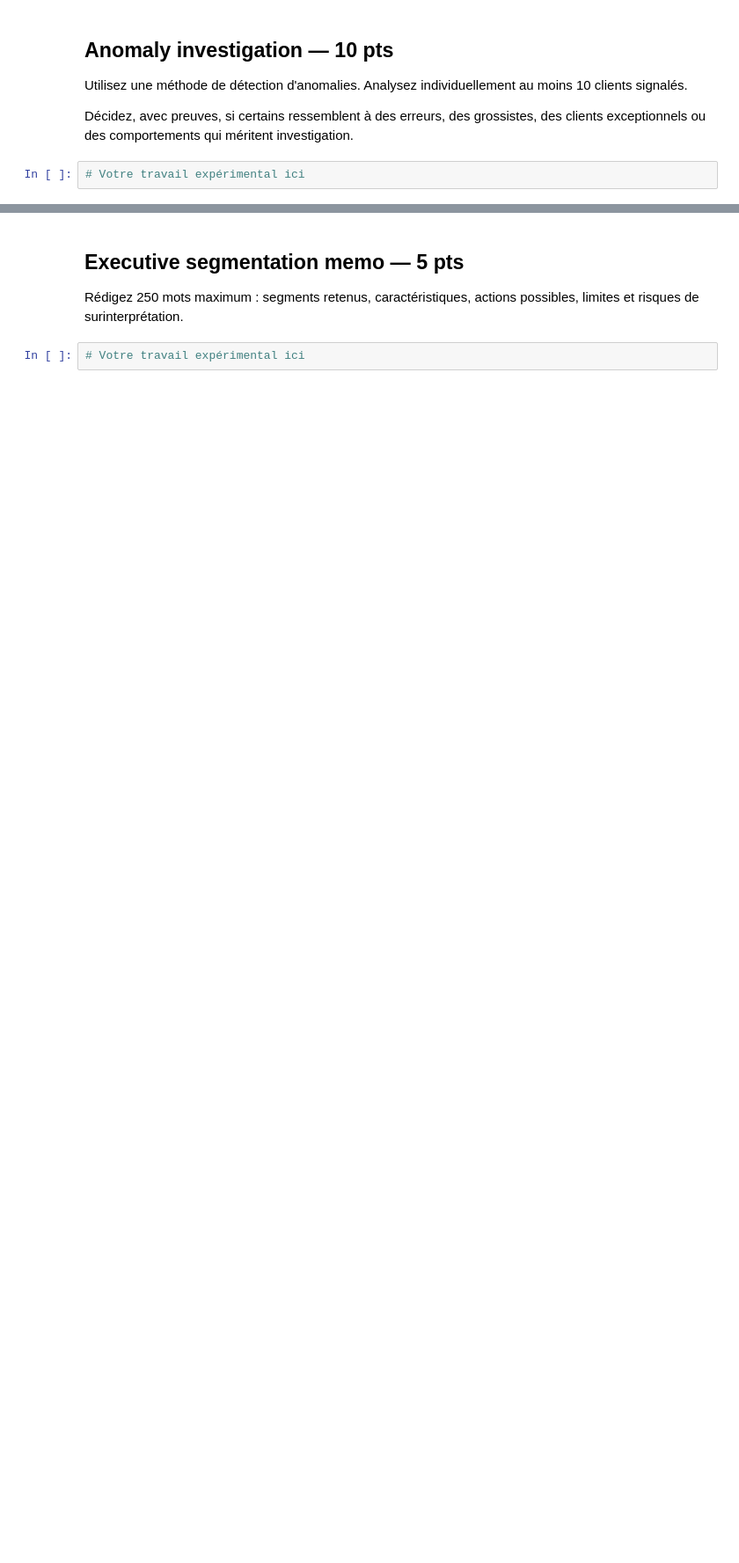
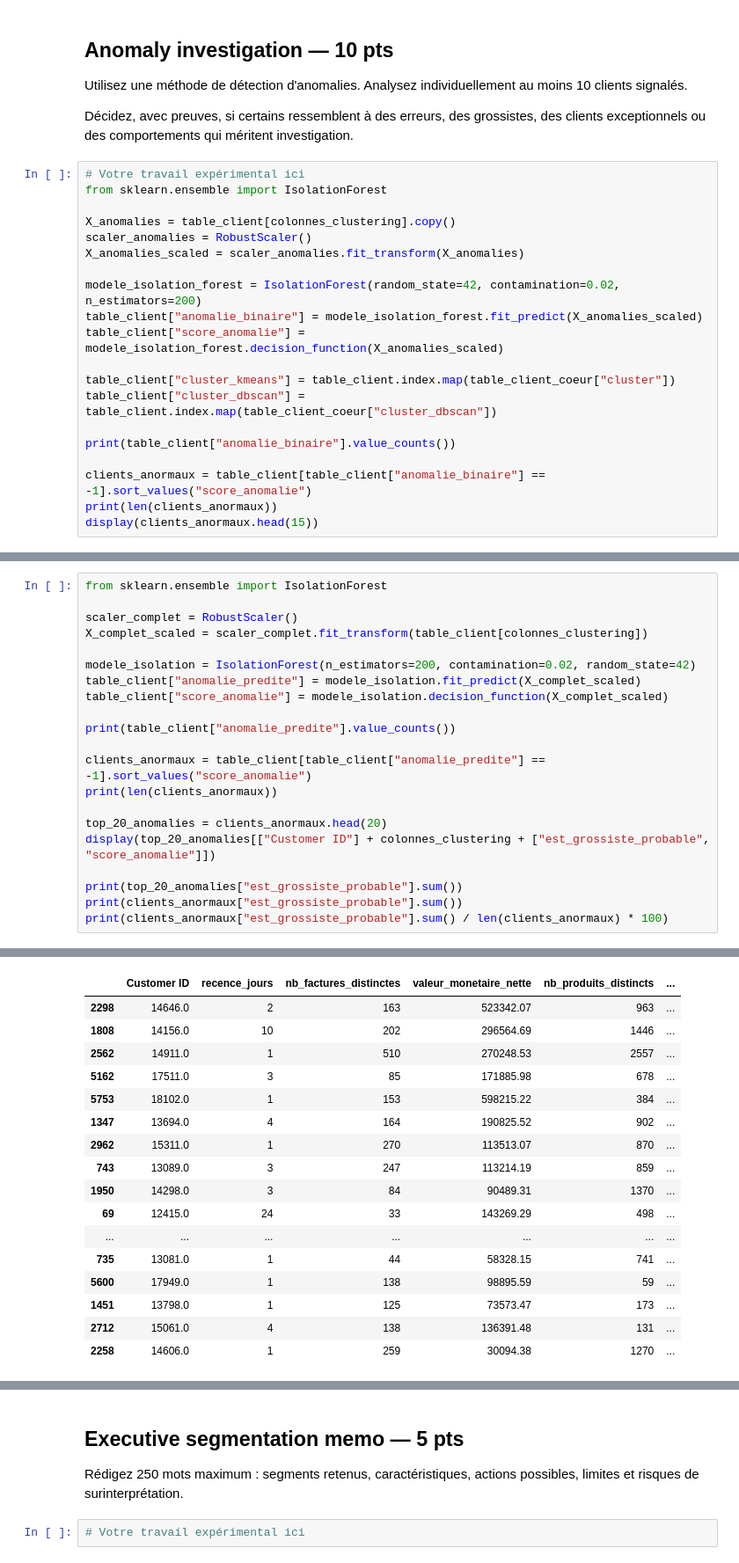
Before and after one commit to hamzabouhouch1003/Training01, a Jupyter notebook: Jour2/PACK_4_TP_NOTES_IA_4A_OPTION_DEVELOPPEUR/TP_NOTE_S6_NON_SUPERVISE_ONLINE_RETAIL_UK.ipynb, the cells around one changed output, grey strips where cells are left out. Shown at 88% size. Drawn from its saved outputs; the diff is of its cells as text; blank space fills up the shorter version.

```diff
--- a/Jour2/PACK_4_TP_NOTES_IA_4A_OPTION_DEVELOPPEUR/TP_NOTE_S6_NON_SUPERVISE_ONLINE_RETAIL_UK.ipynb
+++ b/Jour2/PACK_4_TP_NOTES_IA_4A_OPTION_DEVELOPPEUR/TP_NOTE_S6_NON_SUPERVISE_ONLINE_RETAIL_UK.ipynb
@@ -581,3 +693,21 @@ Utilisez une méthode de détection d'anomalies. Analysez individuellement au mo
 Décidez, avec preuves, si certains ressemblent à des erreurs, des grossistes, des clients exceptionnels ou des comportements qui méritent investigation.
 # %%
 # Votre travail expérimental ici
+from sklearn.ensemble import IsolationForest
+
+X_anomalies = table_client[colonnes_clustering].copy()
+scaler_anomalies = RobustScaler()
+X_anomalies_scaled = scaler_anomalies.fit_transform(X_anomalies)
+
+modele_isolation_forest = IsolationForest(random_state=42, contamination=0.02, n_estimators=200)
+table_client["anomalie_binaire"] = modele_isolation_forest.fit_predict(X_anomalies_scaled)
+table_client["score_anomalie"] = modele_isolation_forest.decision_function(X_anomalies_scaled)
+
+table_client["cluster_kmeans"] = table_client.index.map(table_client_coeur["cluster"])
+table_client["cluster_dbscan"] = table_client.index.map(table_client_coeur["cluster_dbscan"])
+
+print(table_client["anomalie_binaire"].value_counts())
+
+clients_anormaux = table_client[table_client["anomalie_binaire"] == -1].sort_values("score_anomalie")
+print(len(clients_anormaux))
+display(clients_anormaux.head(15))
@@ -583,0 +736,22 @@ Décidez, avec preuves, si certains ressemblent à des erreurs, des grossistes,
+# %%
+from sklearn.ensemble import IsolationForest
+
+scaler_complet = RobustScaler()
+X_complet_scaled = scaler_complet.fit_transform(table_client[colonnes_clustering])
+
+modele_isolation = IsolationForest(n_estimators=200, contamination=0.02, random_state=42)
+table_client["anomalie_predite"] = modele_isolation.fit_predict(X_complet_scaled)
+table_client["score_anomalie"] = modele_isolation.decision_function(X_complet_scaled)
+
+print(table_client["anomalie_predite"].value_counts())
+
+clients_anormaux = table_client[table_client["anomalie_predite"] == -1].sort_values("score_anomalie")
+print(len(clients_anormaux))
+
+top_20_anomalies = clients_anormaux.head(20)
+display(top_20_anomalies[["Customer ID"] + colonnes_clustering + ["est_grossiste_probable", "score_anomalie"]])
+
+print(top_20_anomalies["est_grossiste_probable"].sum())
+print(clients_anormaux["est_grossiste_probable"].sum())
+print(clients_anormaux["est_grossiste_probable"].sum() / len(clients_anormaux) * 100)
+# %% [output]
@@ -583,0 +763,17 @@ Décidez, avec preuves, si certains ressemblent à des erreurs, des grossistes,
+|  | Customer ID | recence_jours | nb_factures_distinctes | valeur_monetaire_nette | nb_produits_distincts | ... |
+| 2298 | 14646.0 | 2 | 163 | 523342.07 | 963 | ... |
+| 1808 | 14156.0 | 10 | 202 | 296564.69 | 1446 | ... |
+| 2562 | 14911.0 | 1 | 510 | 270248.53 | 2557 | ... |
+| 5162 | 17511.0 | 3 | 85 | 171885.98 | 678 | ... |
+| 5753 | 18102.0 | 1 | 153 | 598215.22 | 384 | ... |
+| 1347 | 13694.0 | 4 | 164 | 190825.52 | 902 | ... |
+| 2962 | 15311.0 | 1 | 270 | 113513.07 | 870 | ... |
+| 743 | 13089.0 | 3 | 247 | 113214.19 | 859 | ... |
+| 1950 | 14298.0 | 3 | 84 | 90489.31 | 1370 | ... |
+| 69 | 12415.0 | 24 | 33 | 143269.29 | 498 | ... |
+| ... | ... | ... | ... | ... | ... | ... |
+| 735 | 13081.0 | 1 | 44 | 58328.15 | 741 | ... |
+| 5600 | 17949.0 | 1 | 138 | 98895.59 | 59 | ... |
+| 1451 | 13798.0 | 1 | 125 | 73573.47 | 173 | ... |
+| 2712 | 15061.0 | 4 | 138 | 136391.48 | 131 | ... |
+| 2258 | 14606.0 | 1 | 259 | 30094.38 | 1270 | ... |
```
Also changed, not shown: parts of 7 cells of this notebook.
